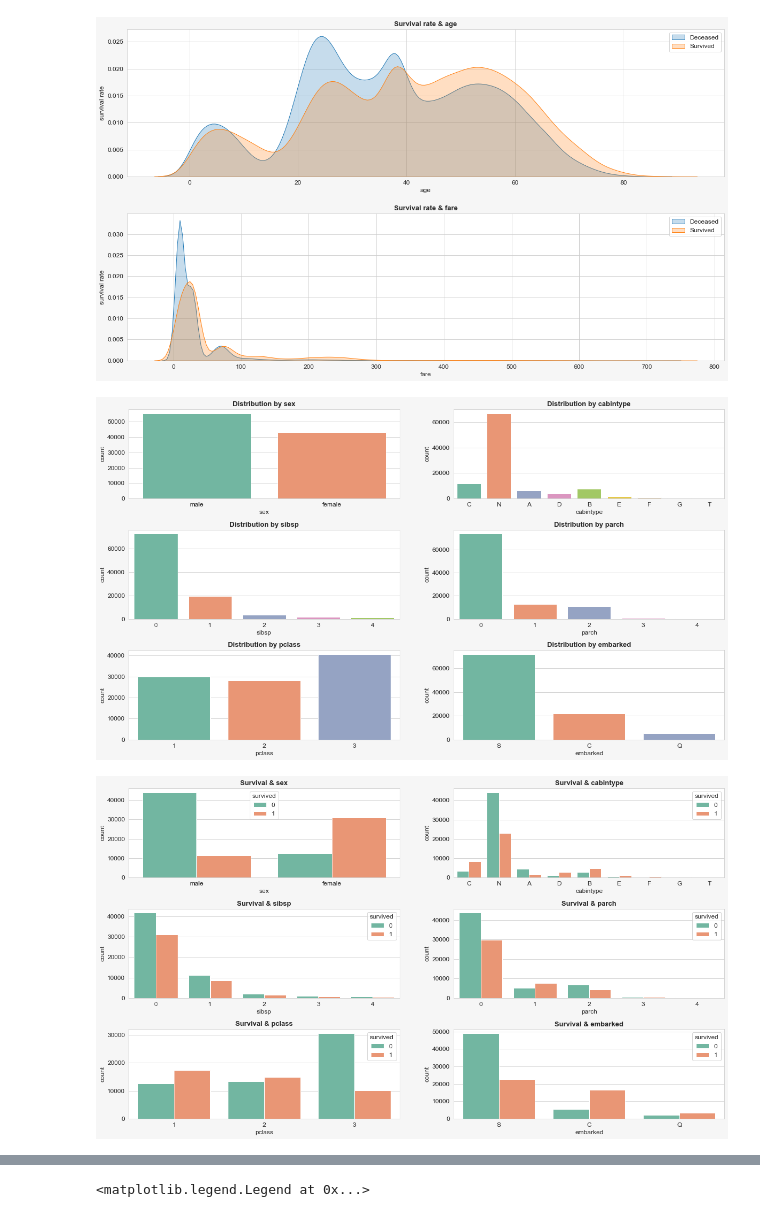
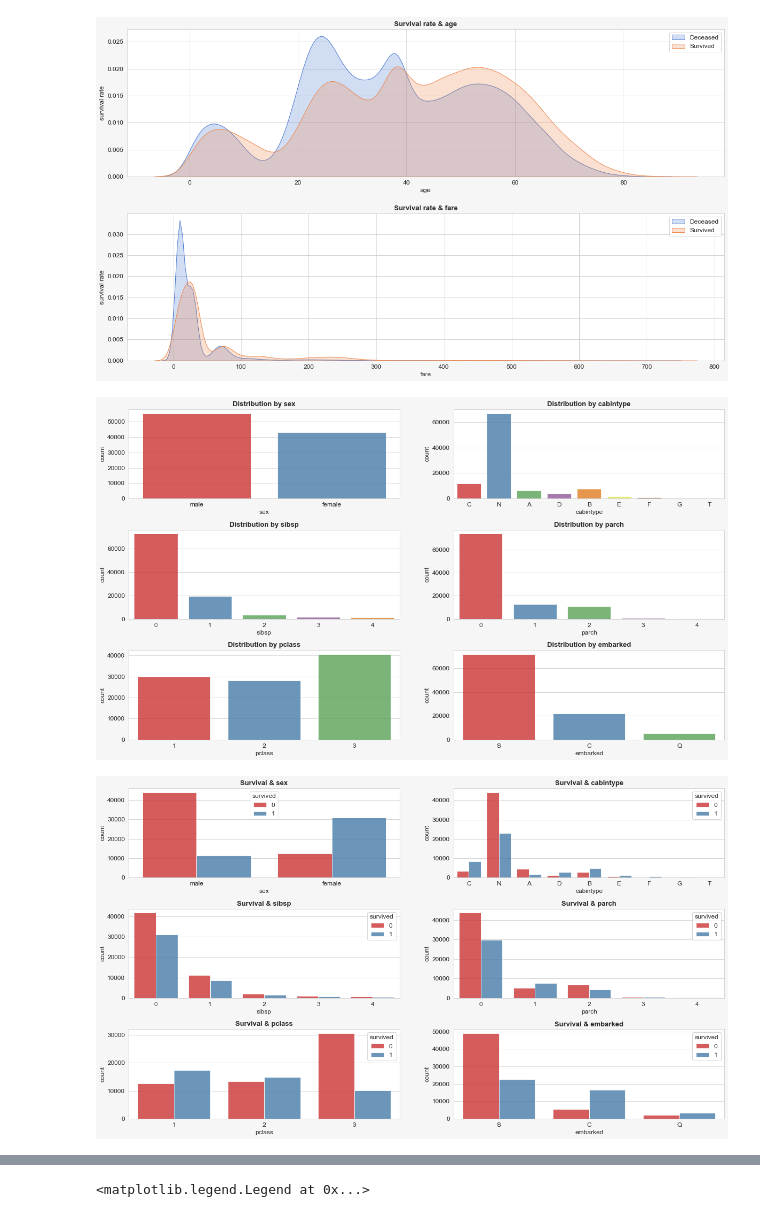
Before and after one commit to kastrubait/ml-intro-2022Q1, a Jupyter notebook: task-2_data_exploration.ipynb, the cells around one changed output, grey strips where cells are left out. Cells and saved outputs as stored; diff of their text form; code cells hidden in the pictures.

```diff
--- a/task-2_data_exploration.ipynb
+++ b/task-2_data_exploration.ipynb
@@ -286,7 +286,7 @@ for i, col in enumerate(features_num):
     plt.subplot(2, 1, i + 1)
     plt.subplots_adjust(bottom=0.45, hspace=0.20)
     plt.title('Distribution by  ' + col, fontsize=13, weight='bold')
-    sns.histplot(train_df.loc[:,col], kde=True, linewidth=0, palette='Set2')
+    sns.histplot(train_df.loc[:,col], kde=True, linewidth=0, palette='Set1', alpha=0.7)
 
 plt.show()
 # %% [output]
@@ -308,34 +309,34 @@ plt.show()
 # %%
 # How the number of passengers & survival was distributed depending on the categories:
 # 'cabintype', 'sex', 'sibsp', 'parch', 'pclass', 'embarked'
 
 features_disc = ['sex', 'cabintype', 'sibsp', 'parch', 'pclass', 'embarked']
 
 plt.figure(figsize=(20, 20))
 
 for i, col in enumerate(features_disc):
     plt.subplot(3, 2, i + 1)
     plt.subplots_adjust(bottom=0.45, hspace=0.35)
-    sns.countplot(data = train_df, x = col, palette = 'Set2')
+    sns.countplot(data = train_df, x = col, palette = 'Set1', alpha=0.8)
     plt.ylabel('count')
     plt.title('Distribution by ' + col, fontsize=13, weight='bold')
 
 plt.show()
 # %% [output]
-[figure, old version]
+[figure, new version]
 # %%
 plt.figure(figsize=(20, 20))
 
 for i, col in enumerate(features_disc):
     plt.subplot(3, 2, i + 1)
     plt.subplots_adjust(bottom=0.45, hspace=0.35)
-    sns.countplot(data = train_df, x = col, hue='survived', palette = 'Set2')
+    sns.countplot(data = train_df, x = col, hue='survived', palette = 'Set1', alpha=0.8)
     plt.title('Survival & ' + col, fontsize=13, weight='bold')
     plt.ylabel('count')
 
 plt.show()
 # %% [output]
-[figure, old version]
+[figure, new version]
 # %%
 # We'll do some binning based on age groups.
 ageb_order = ['[0, 10]', '(10, 18]', '(18, 40]', '(40, 70]', '(70, 100]']
```
Also changed, not shown: parts of 6 cells of this notebook.
